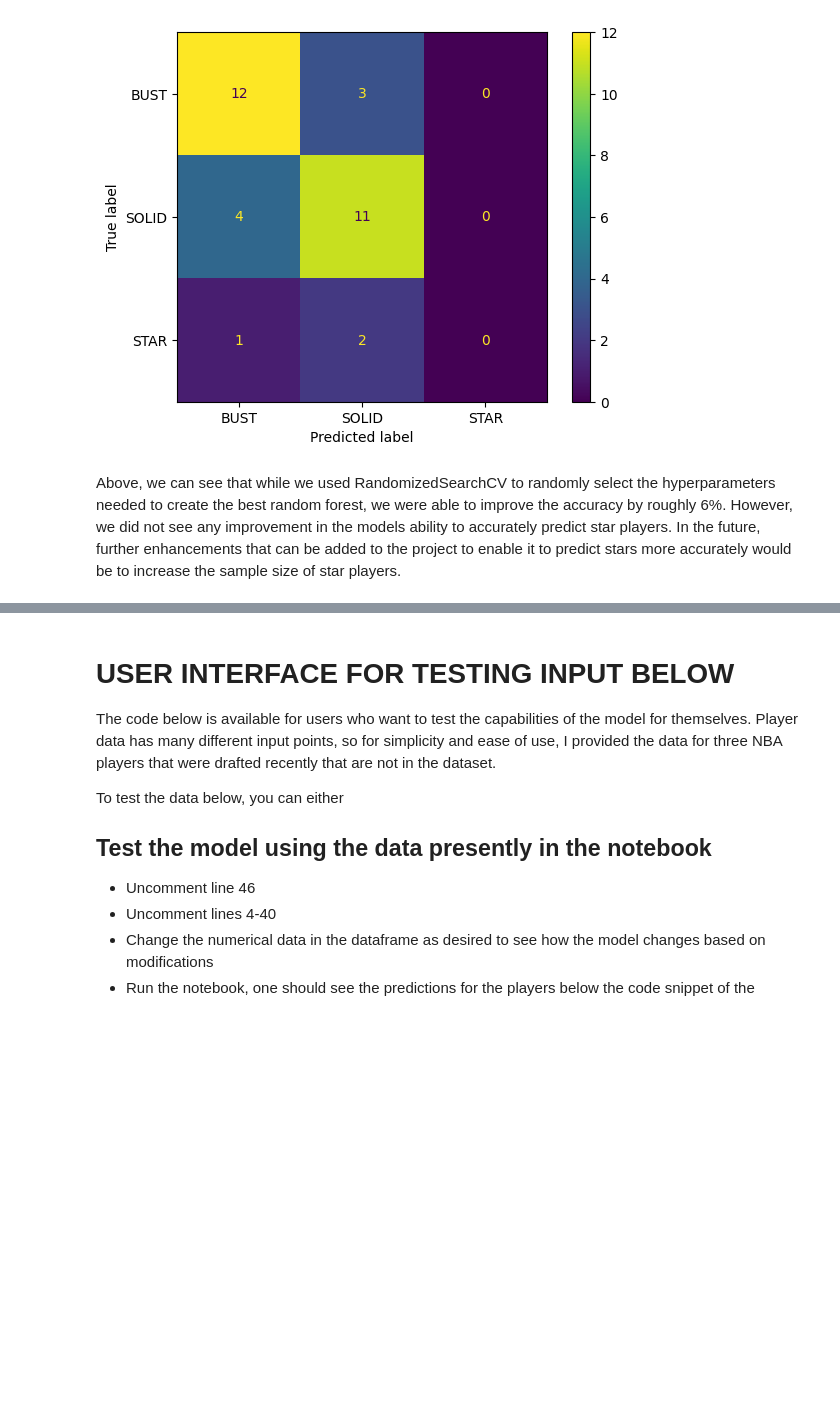
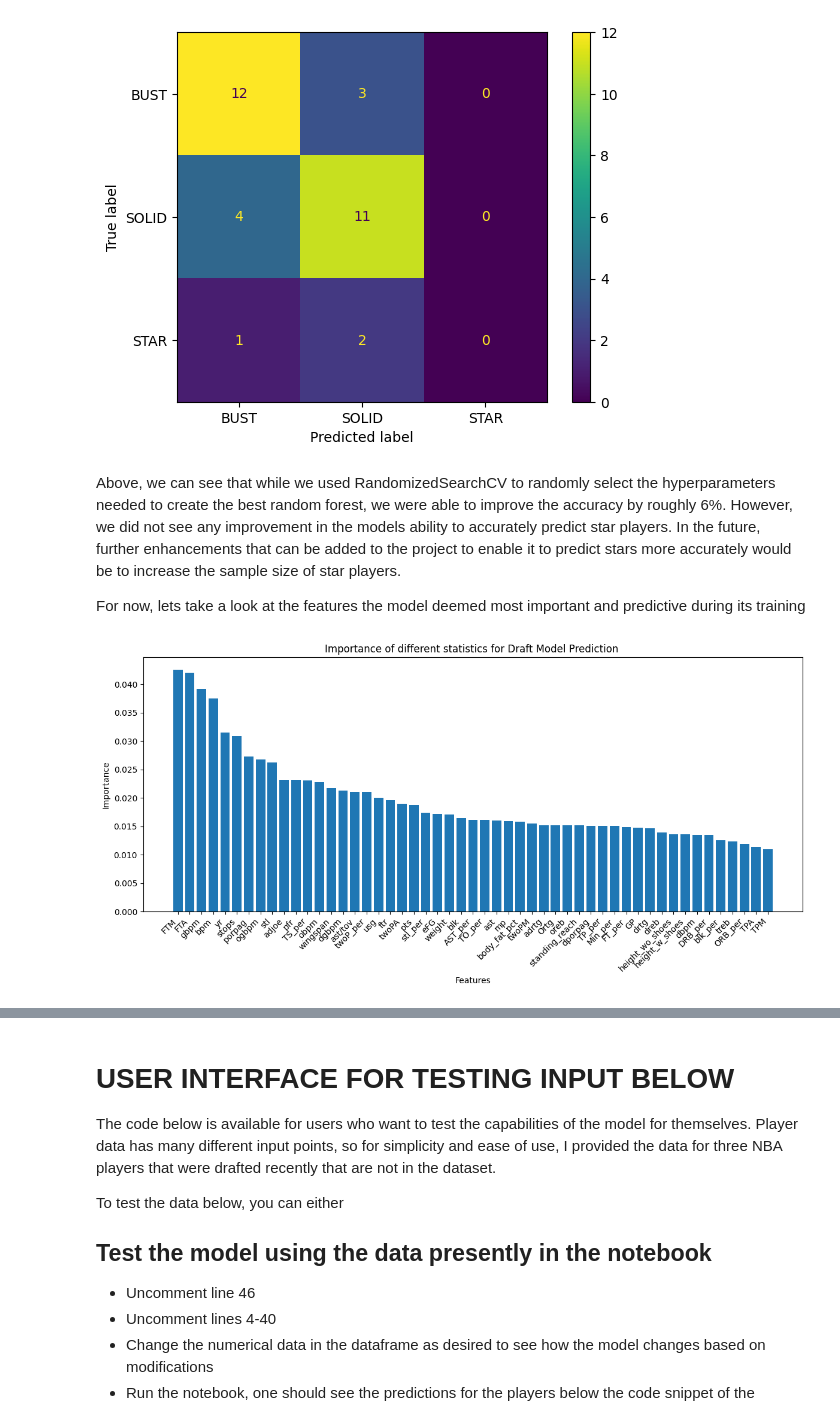
Before and after one commit to lakerfan1994/RandomForestModelTest, a Jupyter notebook: nba draft model.ipynb, the cells around one changed output, grey strips where cells are left out. Drawn from its saved outputs; the diff is of its cells as text; code cells hidden in the pictures; blank space fills up the shorter version.

```diff
--- a/nba draft model.ipynb
+++ b/nba draft model.ipynb
@@ -193,3 +194,26 @@ The accuracy of the model is: 70%
 [figure]
 # %% [markdown]
 Above, we can see that while we used RandomizedSearchCV to randomly select the hyperparameters needed to create the best random forest, we were able to improve the accuracy by roughly 6%. However, we did not see any improvement in the models ability to accurately predict star players. In the future, further enhancements that can be added to the project to enable it to predict stars more accurately would be to increase the sample size of star players.
+
+For now, lets take a look at the features the model deemed most important and predictive during its training
+# %%
+features = independentVars.columns
+importance = best_random_forest.feature_importances_
+
+# Create a DataFrame for visualization
+feature_importance = pd.DataFrame({
+    'Feature': features,
+    'Importance': importance
+}).sort_values(by='Importance', ascending=False)
+
+# Plot the feature importance
+plt.figure(figsize=(12, 6))
+plt.bar(feature_importance['Feature'], feature_importance['Importance'])
+plt.xlabel('Features')
+plt.ylabel('Importance')
+plt.title('Importance of different statistics for Draft Model Prediction ')
+plt.xticks(rotation=45, ha='right')
+plt.tight_layout()
+plt.show()
+# %% [output]
+[figure, added]
```
Also changed, not shown: parts of 4 cells of this notebook.
